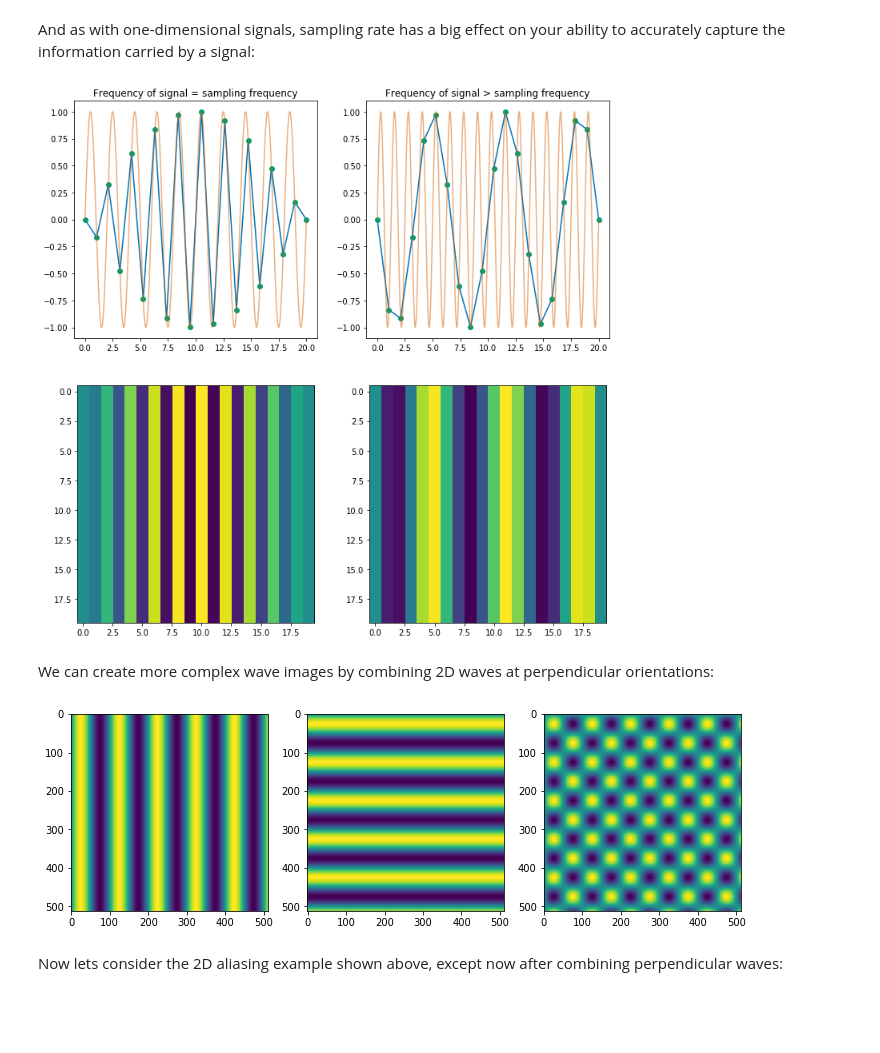
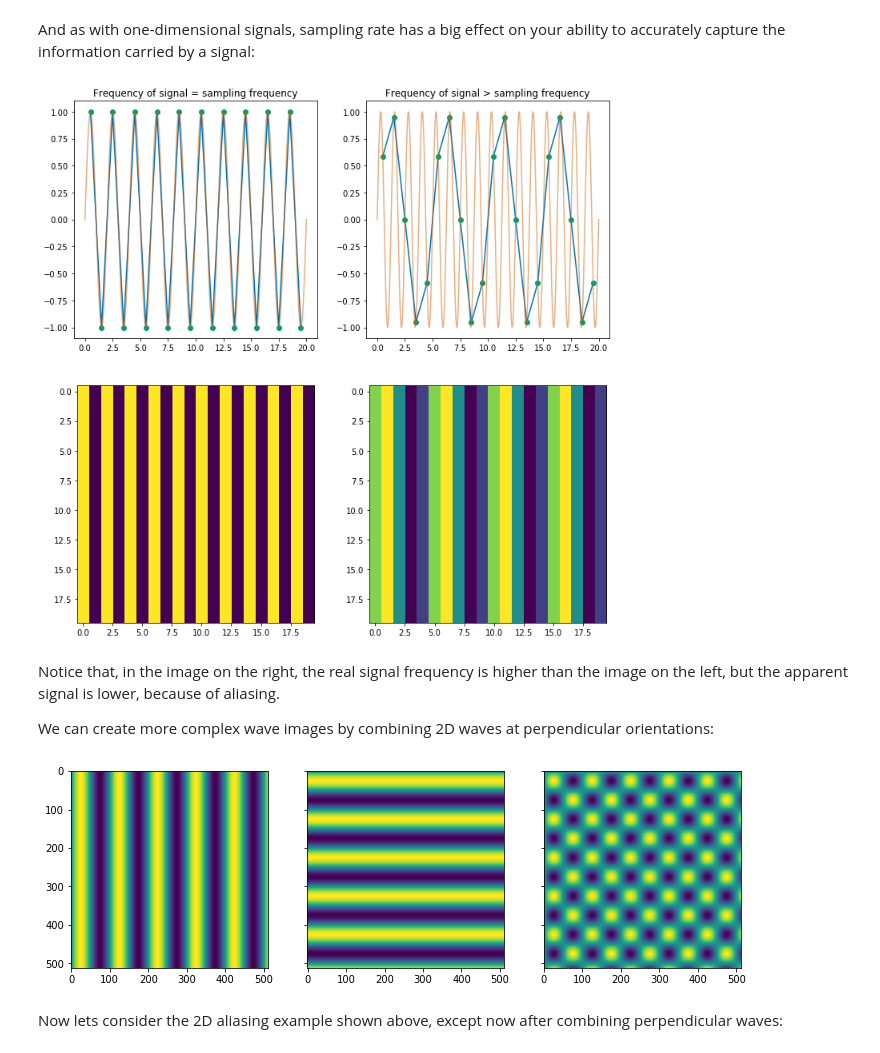
Before and after one commit to TheJacksonLaboratory/images-as-signals, a Jupyter notebook: lessons/1-Sampling_Theorem.ipynb, the cells around one changed output. Drawn from its saved outputs; the diff is of its cells as text; code cells hidden in the pictures; blank space fills up the shorter version.

Commit message:
added real aa example

```diff
--- a/lessons/1-Sampling_Theorem.ipynb
+++ b/lessons/1-Sampling_Theorem.ipynb
@@ -328,36 +328,38 @@ And as with one-dimensional signals, sampling rate has a big effect on your abil
 # %%
 f = 1/2
 image_size = 20
-x = np.linspace(0, image_size, image_size)
+x = np.linspace(0, image_size-1, image_size) + .5
 wave = np.sin(x*f*(2*np.pi))
 x_smooth = np.linspace(0, image_size, 1000)
 y_smooth = np.sin(x_smooth*f*(2*np.pi))
 image = np.ones(image_size)[:,np.newaxis] * wave[np.newaxis,:]
 
 f2 = 4/5
-x2 = np.linspace(0, image_size, image_size)
+x2 = np.linspace(0, image_size-1, image_size) + .5
 wave2 = np.sin(x2*f2*(2*np.pi))
 x_smooth2 = np.linspace(0, image_size, 1000)
 y_smooth2 = np.sin(x_smooth2*f2*(2*np.pi))
 image2 = np.ones(image_size)[:,np.newaxis] * wave2[np.newaxis,:]
 
 
 fig, ax = plt.subplots(nrows=2, ncols=2, figsize=(12,12))
 
 ax[0,0].plot(x, wave)
 ax[0,0].plot(x, wave, 'o')
 ax[0,0].plot(x_smooth, y_smooth, alpha=0.5)
 ax[0,0].set_title('Frequency of signal = sampling frequency')
 ax[1,0].imshow(image);
 
 ax[0,1].plot(x2, wave2)
 ax[0,1].plot(x2, wave2, 'o')
 ax[0,1].plot(x_smooth2, y_smooth2, alpha=0.5)
 ax[0,1].set_title('Frequency of signal > sampling frequency')
 ax[1,1].imshow(image2);
 # %% [output]
-[figure, old version]
+[figure, new version]
 # %% [markdown]
+Notice that, in the image on the right, the real signal frequency is higher than the image on the left, but the apparent signal is lower, because of aliasing.
+
 We can create more complex wave images by combining 2D waves at perpendicular orientations:
 # %%
 f = 1/100
@@ -369,12 +371,12 @@ image0 = np.ones(image_size)[:,np.newaxis] * wave[np.newaxis,:]
 image1 = np.ones(image_size)[np.newaxis,:] * wave[:,np.newaxis]
 image2 = wave[:, np.newaxis] * wave[np.newaxis,:]
 
-fig, ax = plt.subplots(ncols=3, figsize=(12,12))
+fig, ax = plt.subplots(ncols=3, figsize=(12,12), sharey=True)
 ax[0].imshow(image0)
 ax[1].imshow(image1)
 ax[2].imshow(image2);
 # %% [output]
-[figure, old version]
+[figure, new version]
 # %% [markdown]
 Now lets consider the 2D aliasing example shown above, except now after combining perpendicular waves:
 # %%
```
Also changed, not shown: parts of 10 cells of this notebook, 3 other files.
